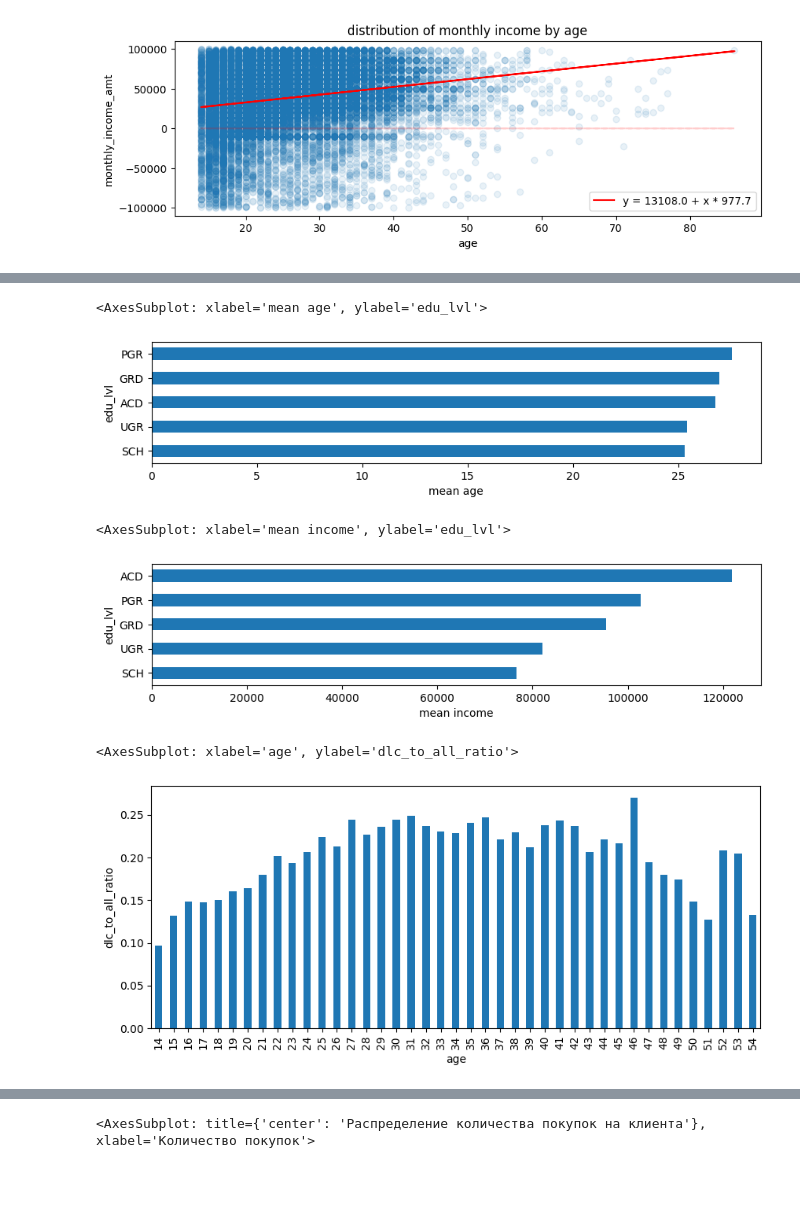
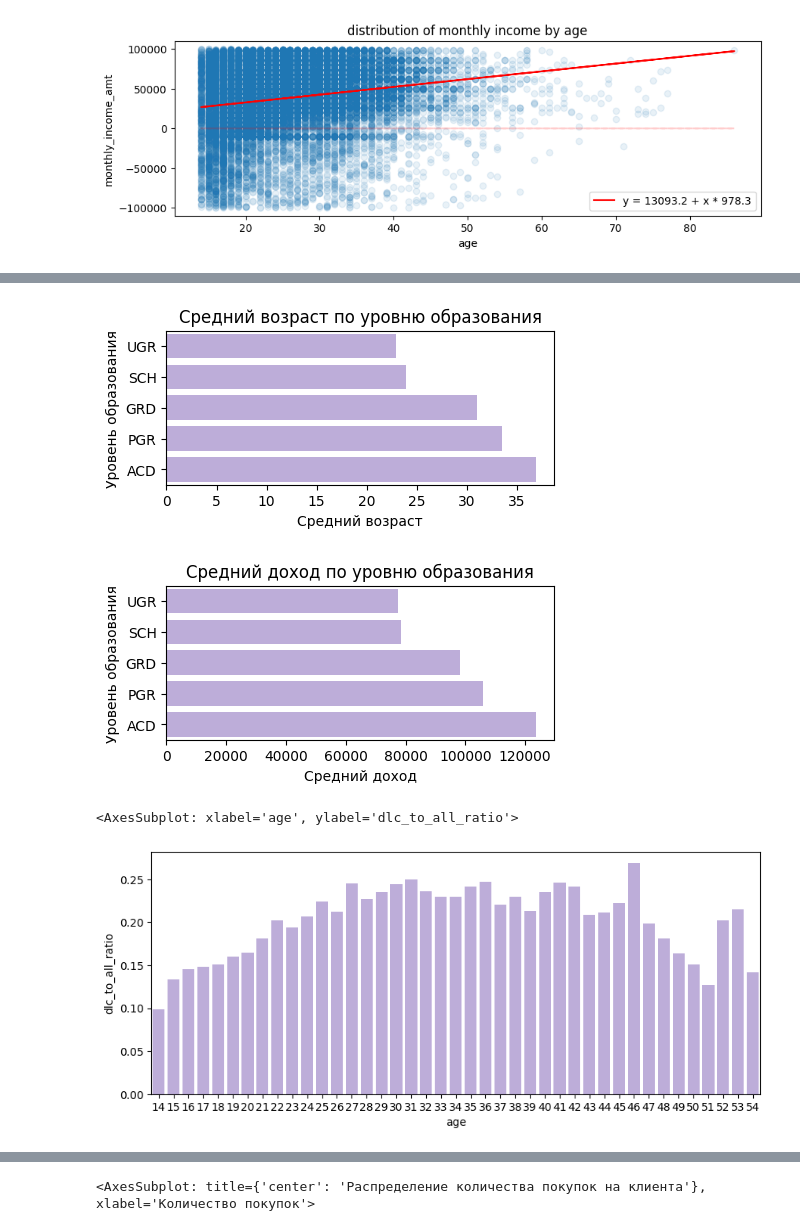
Before and after one commit to kotoskar/dano-final-tinkoff-games, a Jupyter notebook: data_check2.ipynb, the cells around one changed output, grey strips where cells are left out. Saved outputs shown, nothing was run; the diff lists cells and outputs as text; code cells hidden in the pictures; blank space fills up the shorter version.

```diff
--- a/data_check2.ipynb
+++ b/data_check2.ipynb
@@ -60,6 +62,7 @@ age_by_edu_lvl_treshold = {'SCH': 10, 'UGR': 16, 'GRD': 21, 'PGR': 23, 'ACD': 25
 # %%
 df = df[df['max_age'] == df['min_age']]
 df = df[df['age'] >= 14]
+df = df[df['client_id'].map(count_genders_by_id) == 1]
 df.drop_duplicates(subset=['client_id', 'good_name'], inplace=True)
 
 client_ids = df['client_id'].drop_duplicates()
@@ -81,8 +84,16 @@ df['education_level'] = df['client_id'].map(correct_edu_lvl)
 # %%
 mean_income_by_id = df.groupby('client_id')['monthly_income_amt'].mean()
 
-most_common_age_by_id = df.groupby('client_id')['age'].apply(lambda x: x.value_counts().index[0])
+min_income_by_id = df.groupby('client_id')['monthly_income_amt'].min()
+
+age_by_id = df.groupby('client_id')['age'].min()
 
 dlc_to_all_ratio_by_id = df.groupby('client_id')['is_DLC'].mean()
 
+dlc_sum_by_id = df.groupby('client_id')['is_DLC'].sum()
+
 count_by_id = df.groupby('client_id')['good_name'].count()
+
+on_discount_by_id = df.groupby('client_id')['purchased_on_discount'].mean()
+# %%
+client_ids = client_ids[client_ids.map(min_income_by_id) > 0]
@@ -88,0 +112,5 @@ count_by_id = df.groupby('client_id')['good_name'].count()
+# %%
+left_treshold = client_ids.map(mean_income_by_id).quantile(0.01)
+right_treshold = client_ids.map(mean_income_by_id).quantile(0.99)
+client_ids = client_ids[client_ids.map(mean_income_by_id) > left_treshold]
+client_ids = client_ids[client_ids.map(mean_income_by_id) < right_treshold]
@@ -120,26 +173,36 @@ df.groupby(['client_id', 'good_name']).size().value_counts()
 dtype: int64
 # %%
-plt.figure(figsize=(10, 2))
-df1 = pd.DataFrame({'age': client_ids.map(most_common_age_by_id), 'edu_lvl': client_ids.map(highest_edu_lvl_by_id)})
-df1.groupby('edu_lvl')['age'].mean().sort_values().plot(kind='barh', xlabel='mean age')
+plt.figure(figsize=(5, 2))
+df1 = pd.DataFrame({'age': client_ids.map(most_common_age_by_id), 'edu_lvl': client_ids.map(correct_edu_lvl)})
+df2 = df1.groupby('edu_lvl')['age'].mean().sort_values().reset_index()
+
+sns.barplot(x='age', y='edu_lvl', data=df2, color='#bba5e1')
+plt.xlabel('Средний возраст')
+plt.ylabel('Уровень образования')
+plt.title('Средний возраст по уровню образования')
+plt.show()
 # %% [output]
-<AxesSubplot: xlabel='mean age', ylabel='edu_lvl'>
-[figure, old version]
+[figure, new version]
 # %%
-plt.figure(figsize=(10, 2))
-df1 = pd.DataFrame({'edu_lvl': client_ids.map(highest_edu_lvl_by_id), 'monthly_income_amt': client_ids.map(mean_income_by_id)})
-df1.groupby('edu_lvl')['monthly_income_amt'].mean().sort_values().plot(kind='barh', xlabel='mean income')
+plt.figure(figsize=(5, 2))
+df1 = pd.DataFrame({'edu_lvl': client_ids.map(correct_edu_lvl), 'monthly_income_amt': client_ids.map(mean_income_by_id)})
+df2 = df1.groupby('edu_lvl')['monthly_income_amt'].mean().sort_values().reset_index()
+sns.barplot(x='monthly_income_amt', y='edu_lvl', data=df2, color='#bba5e1')
+plt.xlabel('Средний доход')
+plt.ylabel('Уровень образования')
+plt.title('Средний доход по уровню образования')
+plt.show()
 # %% [output]
-<AxesSubplot: xlabel='mean income', ylabel='edu_lvl'>
-[figure, old version]
+[figure, new version]
 # %%
 plt.figure(figsize=(10, 4))
 df1 = pd.DataFrame({'age': client_ids.map(most_common_age_by_id), 'dlc_to_all_ratio': client_ids.map(dlc_to_all_ratio_by_id)})
 df1 = df1[(df1['age'] >= 14) & (df1['age'] < 55)]
-df1.groupby('age')['dlc_to_all_ratio'].mean().plot(kind='bar', ylabel='dlc_to_all_ratio', xlabel='age')
+df2 = df1.groupby('age')['dlc_to_all_ratio'].mean().reset_index()
+sns.barplot(x='age', y='dlc_to_all_ratio', data=df2, color='#bba5e1')
 # %% [output]
 <AxesSubplot: xlabel='age', ylabel='dlc_to_all_ratio'>
-[figure, old version]
+[figure, new version]
 # %%
 plt.figure(figsize=(10, 4))
 df1 = pd.DataFrame({'age': client_ids.map(most_common_age_by_id),
```
Also changed, not shown: parts of 24 cells of this notebook.
